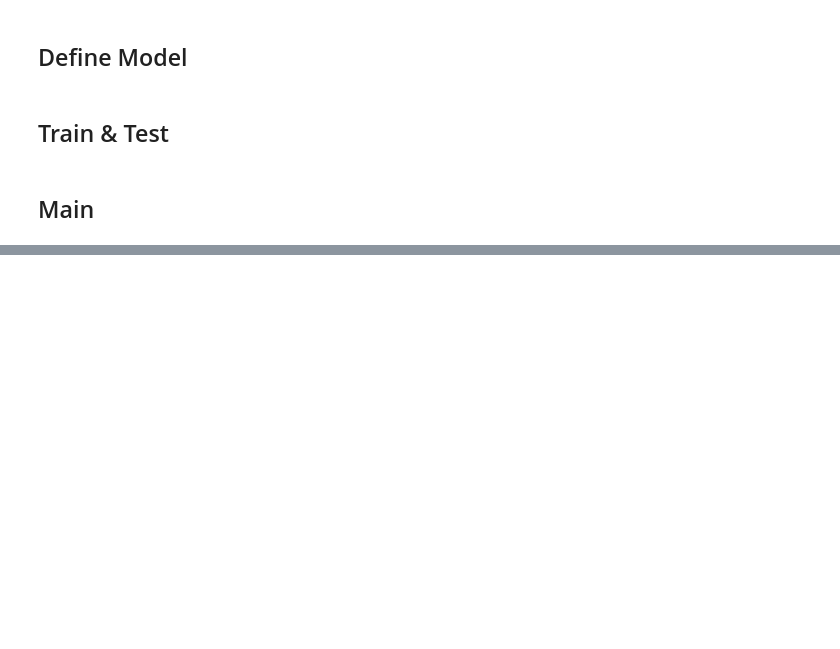
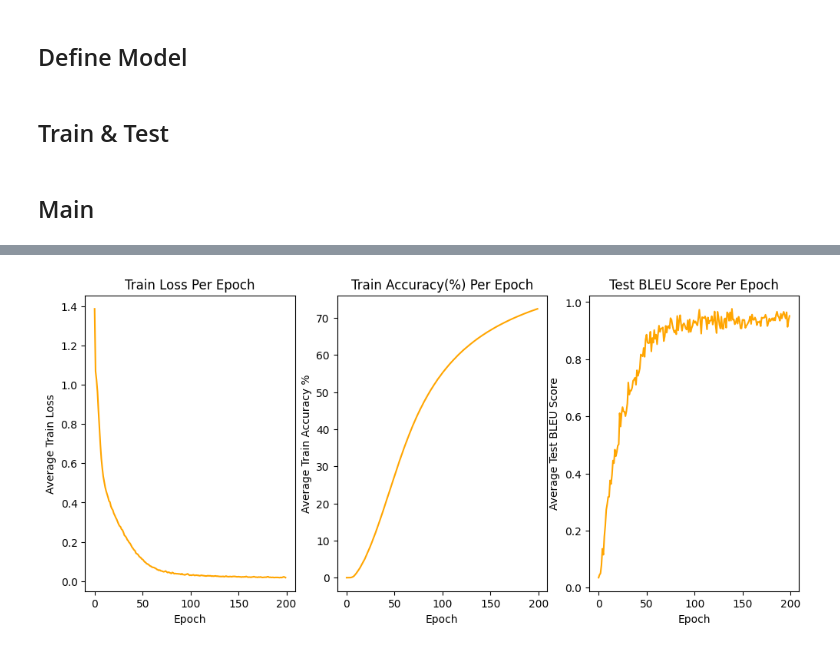
Before and after one commit to YU0211/DL, a Jupyter notebook: LSTM.ipynb, the cells around one changed output, grey strips where cells are left out. Drawn from its saved outputs; the diff is of its cells as text; code cells hidden in the pictures; blank space fills up the shorter version.

```diff
--- a/LSTM.ipynb
+++ b/LSTM.ipynb
@@ -71,6 +71,8 @@ def metrics(pred:list, target:list) -> float:
     return correct / len(pred) * 100
 # %%
 def printplot(setname,losses, accuarcys, bleus):
+  newname = 'Test'
+
   plt.figure(figsize=(12, 5))
   plt.subplot(1, 3, 1)
   plt.plot(losses,color='orange')
@@ -78,18 +80,19 @@ def printplot(setname,losses, accuarcys, bleus):
   plt.ylabel(f'Average {setname} Loss')
   plt.title(f'{setname} Loss Per Epoch')
 
+
   plt.subplot(1, 3, 2)
-  plt.plot(bleus,color='orange')
-  plt.xlabel('Epoch')
-  plt.ylabel(f'Average {setname} BLEU Score')
-  plt.title(f'{setname} BLEU Score Per Epoch')
-
-  plt.subplot(1, 3, 3)
   plt.plot(accuarcys,color='orange')
   plt.xlabel('Epoch')
   plt.ylabel(f'Average {setname} Accuracy %')
   plt.title(f'{setname} Accuracy(%) Per Epoch')
 
+  plt.subplot(1, 3, 3)
+  plt.plot(bleus,color='orange')
+  plt.xlabel('Epoch')
+  plt.ylabel(f'Average {newname} BLEU Score')
+  plt.title(f'{newname} BLEU Score Per Epoch')
+
   plt.show()
 # %%
 
@@ -390,0 +421,6 @@ def eval_model(model, dataloader):
+# %%
+print(f'Train accuarcy:{train_acc[-1]}, Train loss:{train_loss[-1]},Train bleu:{train_bleu[-1]}' )
+print(f'Test accuracy: {test_acc}, Test loss: {test_loss}, Test bleu: {test_bleu}')
+print(f'Val accuracy: {val_acc}, Val loss: {val_loss}, Val bleu: {val_bleu}')
+printplot('Train',train_loss,train_acc,train_test_bleu)
+# %% [output]
@@ -391 +430,2 @@ def eval_model(model, dataloader):
+[figure, added]
 # %%
```
Also changed, not shown: parts of 7 cells of this notebook.
